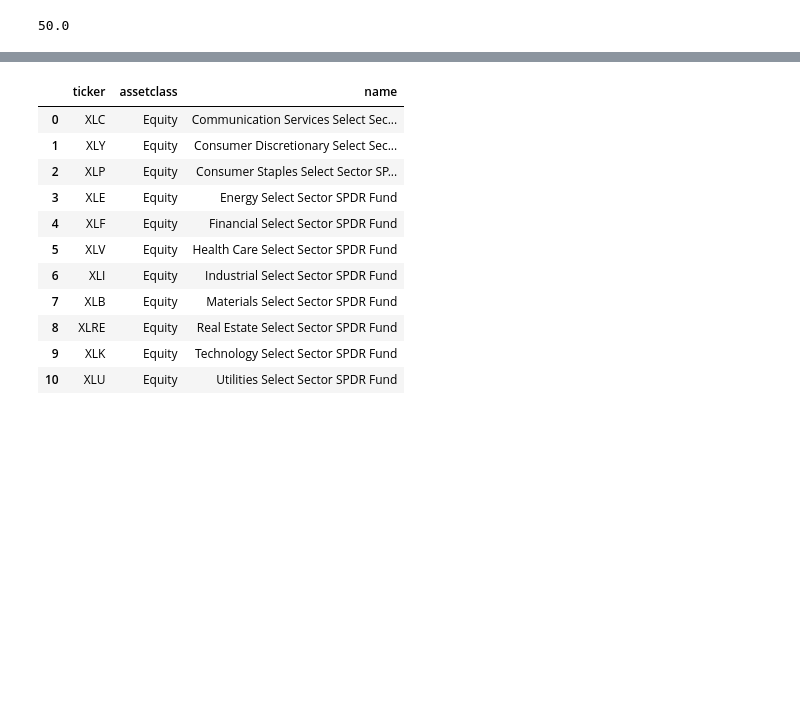
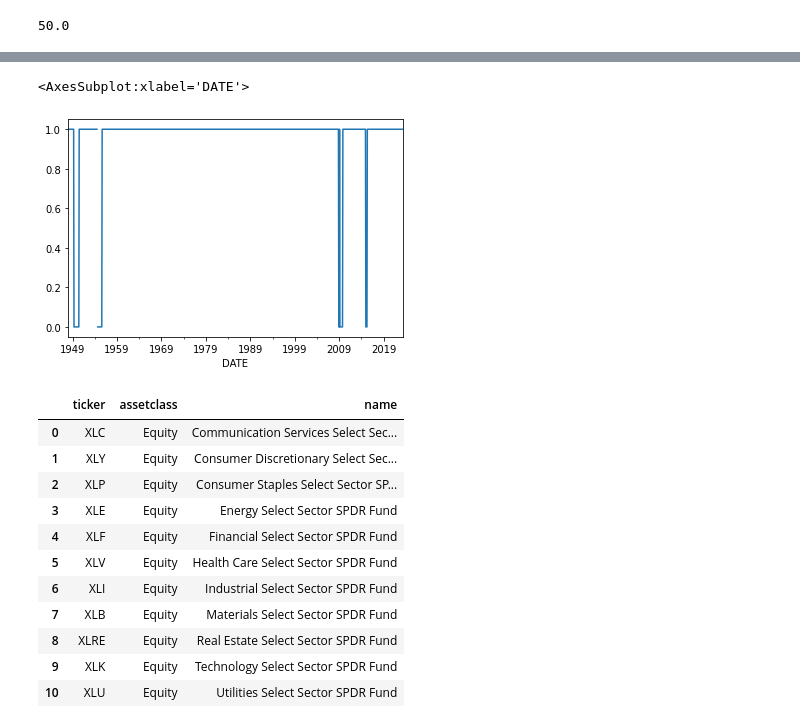
Before and after one commit to HTF1125/RobertLab, a Jupyter notebook: test.ipynb, the cells around one changed output, grey strips where cells are left out. Drawn from its saved outputs; the diff is of its cells as text; code cells hidden in the pictures; blank space fills up the shorter version.

```diff
--- a/test.ipynb
+++ b/test.ipynb
@@ -31,3 +99,44 @@ dtype: float64
+# %%
+import pandas as pd
+
+# Assuming you have a Pandas Series named 'inflation_yoy' containing YoY inflation data
+
+# Calculate trailing 12-month percent change
+inflation_pct_change = (
+    data.get_macro("CPIAUCSL")
+    .resample("M")
+    .last()
+    .pct_change(12)
+    .dropna()
+    .iloc[:, 0]
+    * 100
+)
+
+# Initialize the category column
+category = pd.Series(index=inflation_pct_change.index, dtype=str)
+
+# Determine the categories
+for i in range(len(inflation_pct_change)):
+
+    if inflation_pct_change.iloc[i] < 0 and category.iloc[i - 1] != -1:
+        category[i] = 0
+    elif inflation_pct_change.iloc[i] > 0 and category.iloc[i - 1] != 4:
+        category[i] = 1
+    elif inflation_pct_change.iloc[i] > 2:
+        if inflation_pct_change.iloc[i] <= 5 and (
+            inflation_pct_change.iloc[i] >= inflation_pct_change[i - 1]
+        ):
+            category[i] = 4
+    elif inflation_pct_change.iloc[i] < 1:
+        if inflation_pct_change.iloc[i] <= -1 and (
+            inflation_pct_change.iloc[i] >= inflation_pct_change[i - 1]
+        ):
+            category[i] = -1
+# Print the categories
+category.plot()
+# %% [output]
+<AxesSubplot:xlabel='DATE'>
+[figure, added]
 # %%
 from src.core import universes
 import pandas as pd
```
Also changed, not shown: parts of 5 cells of this notebook, 15 other files.
